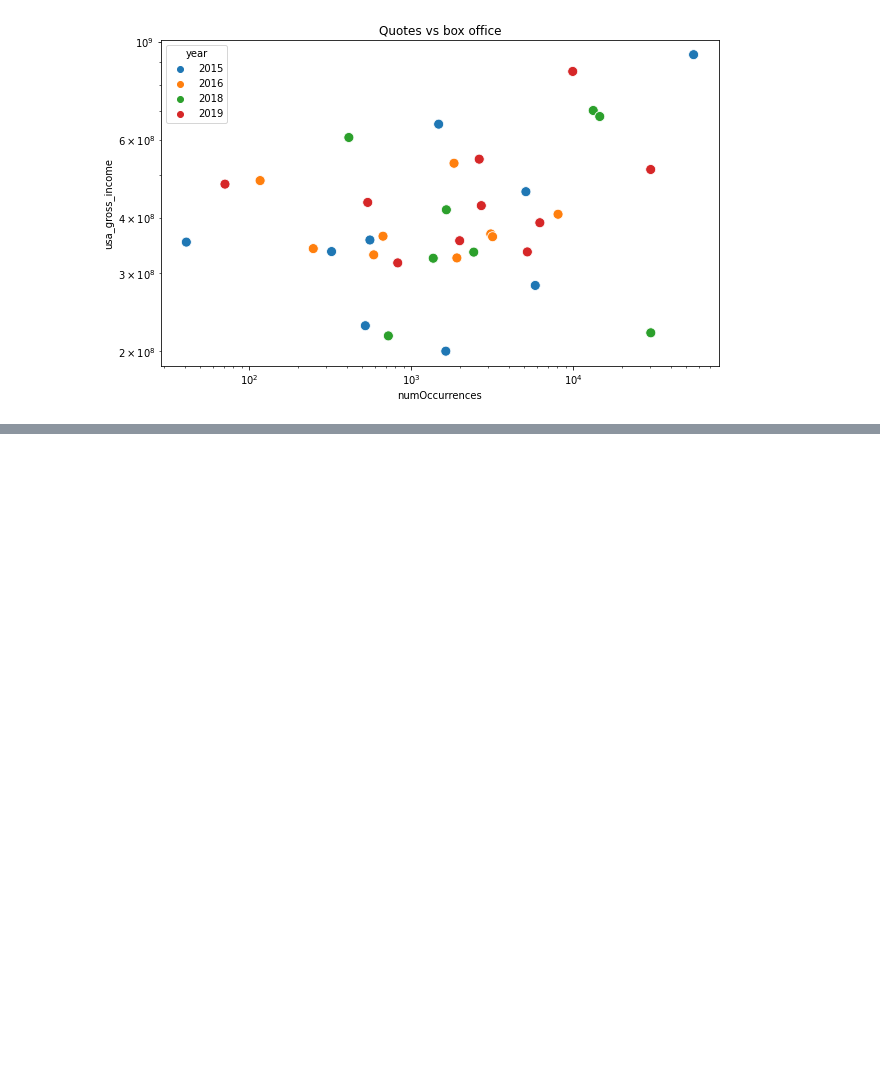
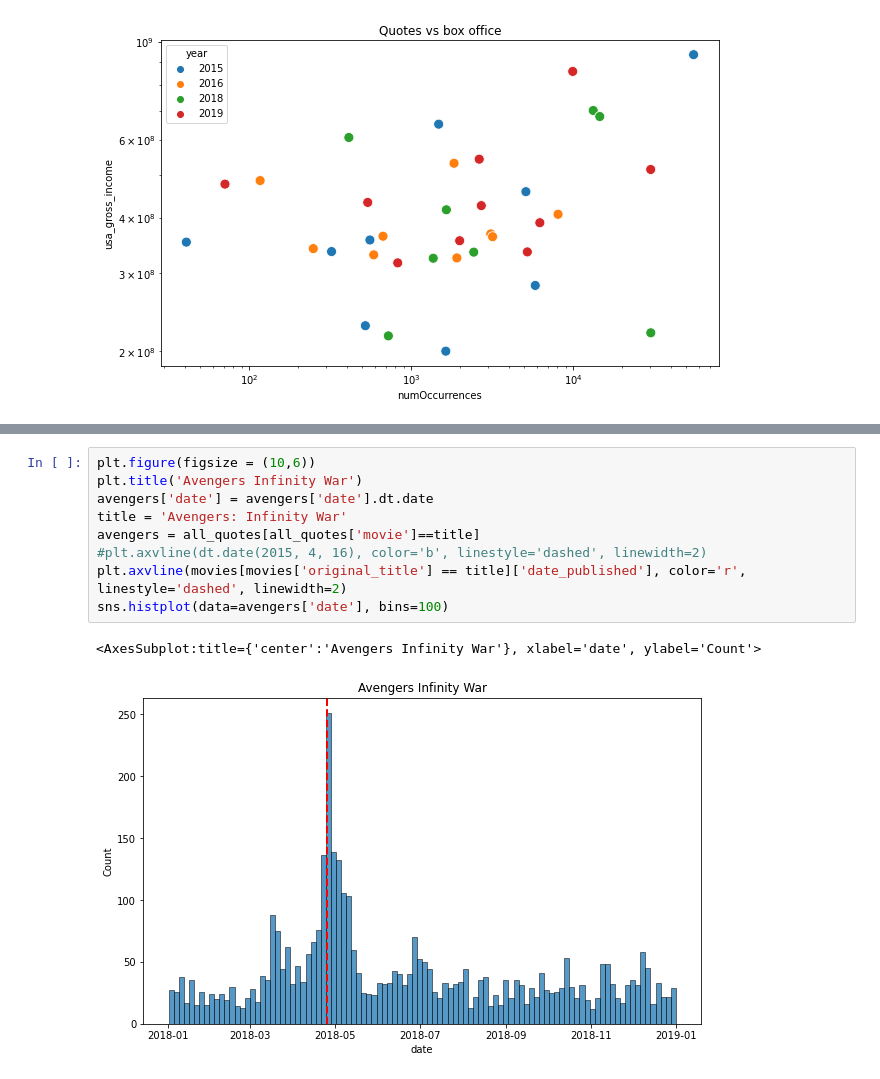
Before and after one commit to epfl-ada/ada-2021-project-f-jab, a Jupyter notebook: movies.ipynb, the cells around one changed output, grey strips where cells are left out. Drawn from its saved outputs; the diff is of its cells as text; blank space fills up the shorter version.

```diff
--- a/movies.ipynb
+++ b/movies.ipynb
@@ -227,0 +301,12 @@ g.set_yscale('log')
+# %%
+plt.figure(figsize = (10,6))
+plt.title('Avengers Infinity War')
+avengers['date'] = avengers['date'].dt.date
+title = 'Avengers: Infinity War'
+avengers = all_quotes[all_quotes['movie']==title]
+#plt.axvline(dt.date(2015, 4, 16), color='b', linestyle='dashed', linewidth=2)
+plt.axvline(movies[movies['original_title'] == title]['date_published'], color='r', linestyle='dashed', linewidth=2)
+sns.histplot(data=avengers['date'], bins=100)
+# %% [output]
+<AxesSubplot:title={'center':'Avengers Infinity War'}, xlabel='date', ylabel='Count'>
+[figure, added]
```
Also changed, not shown: parts of 14 cells of this notebook.
